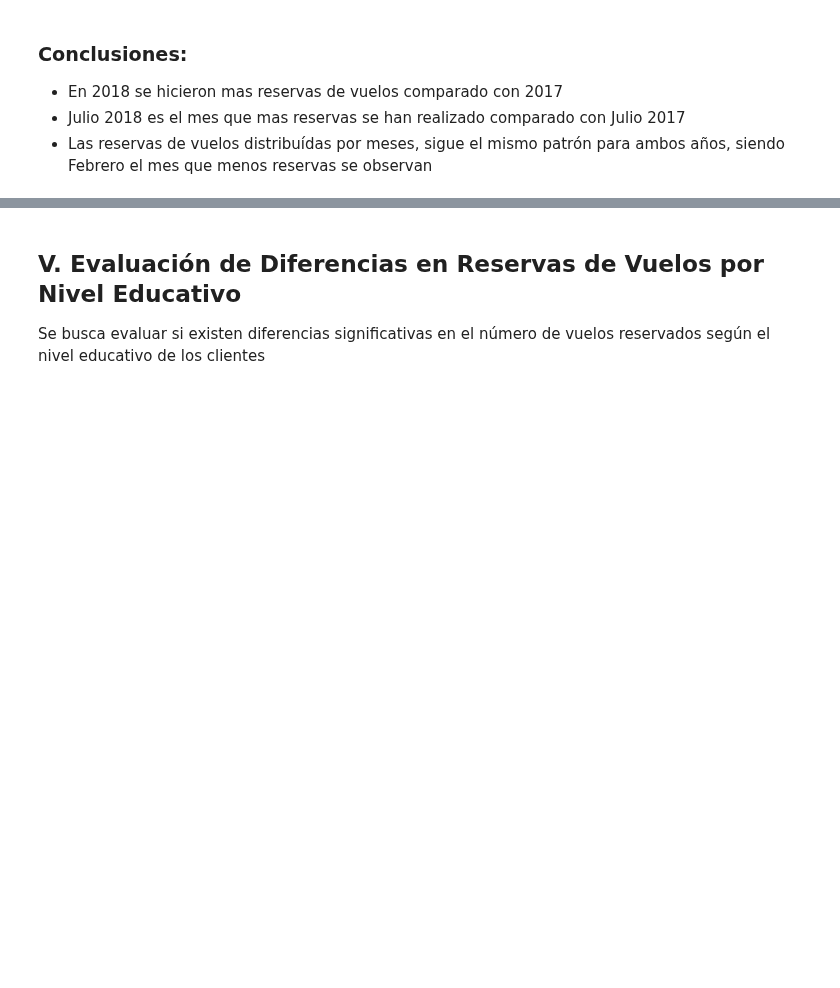
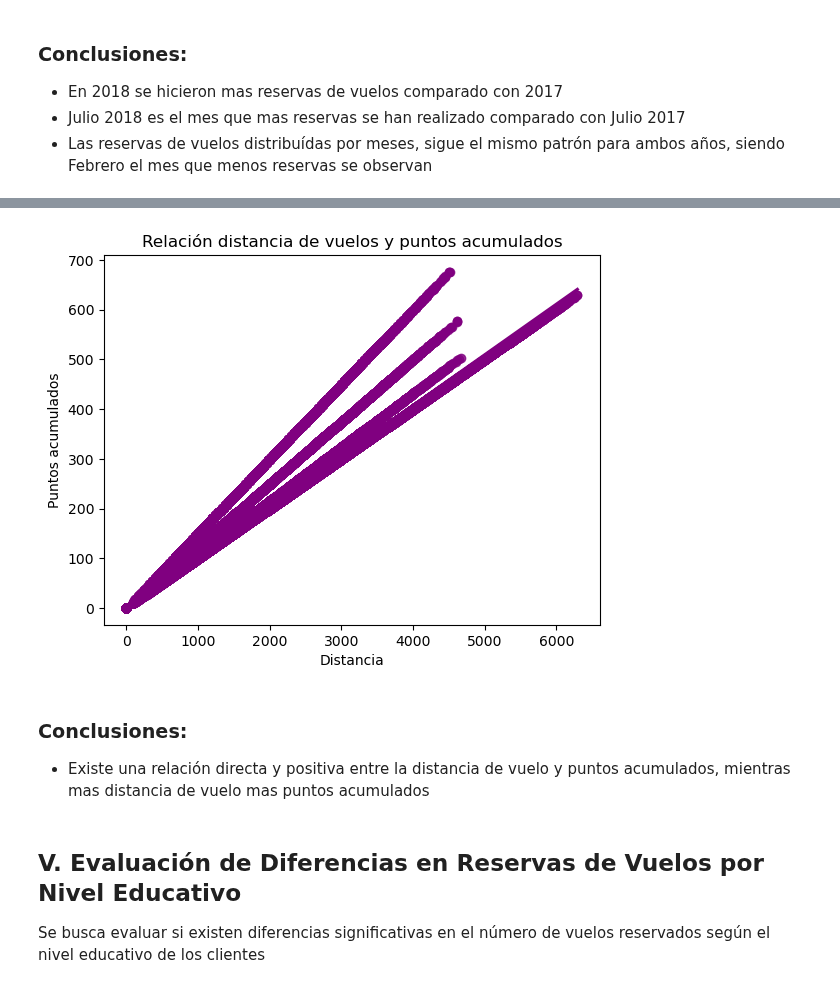
Before and after one commit to Adalab/bda-modulo-3-evaluacion-final-MarPastor, a Jupyter notebook: notebook/final_evaluation_mod3_marpastor.ipynb, the cells around one changed output, grey strips where cells are left out. Drawn from its saved outputs; the diff is of its cells as text; code cells hidden in the pictures; blank space fills up the shorter version.

```diff
--- a/notebook/final_evaluation_mod3_marpastor.ipynb
+++ b/notebook/final_evaluation_mod3_marpastor.ipynb
@@ -1095,3 +1105,17 @@ plt.show();
+# %%
+# también podemos visualizar la relación de dos variables numéricas usando regplot
+
+sns.regplot(data=df_completo, x='Distance', y='Points Accumulated', color='purple')
+plt.title('Relación distancia de vuelos y puntos acumulados')
+plt.ylabel('Puntos acumulados')
+plt.xlabel('Distancia')
+plt.show();
+# %% [output]
+[figure, added]
+# %% [markdown]
+### Conclusiones:
+
+- Existe una relación directa y positiva entre la distancia de vuelo y puntos acumulados, mientras mas distancia de vuelo mas puntos acumulados
 # %%
 # 3. ¿Cuál es la distribución de los clientes por provincia o estado?
 # %%
```
Also changed, not shown: parts of 1 cell of this notebook.
